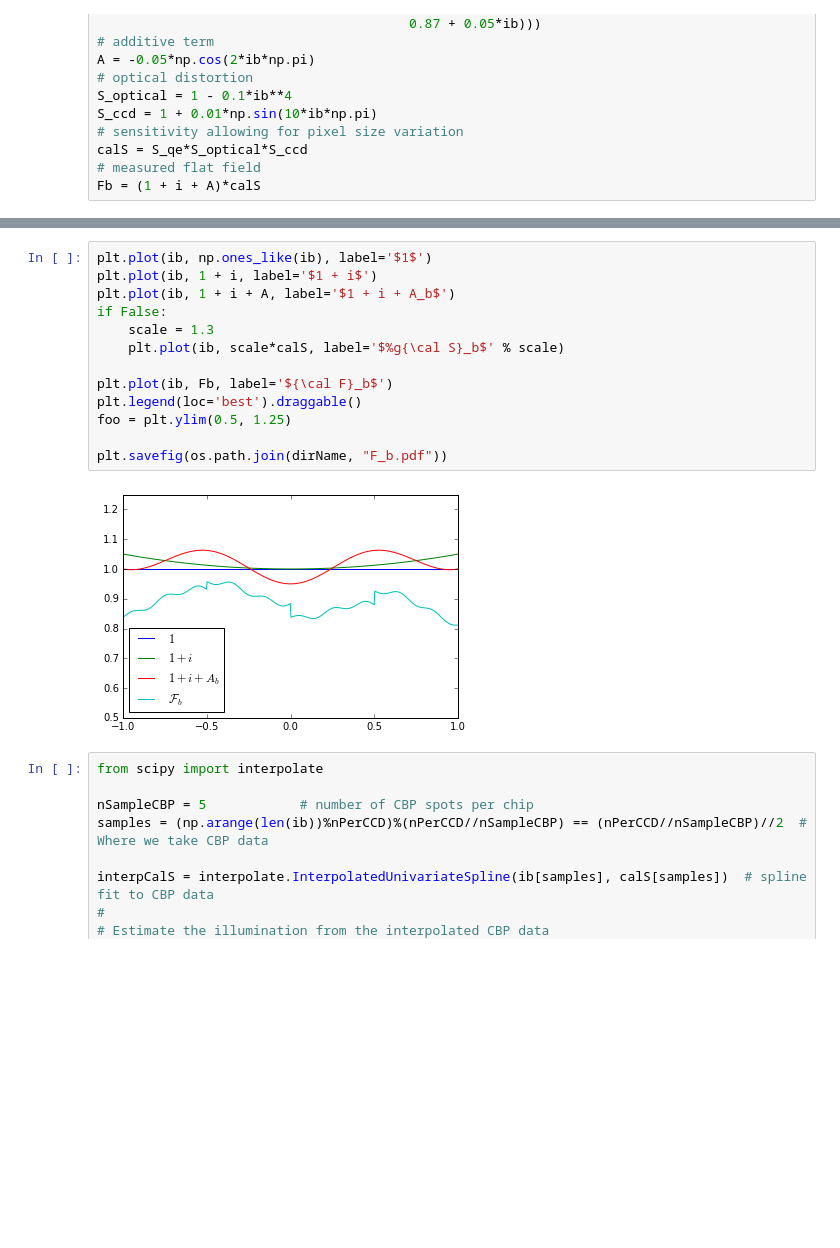
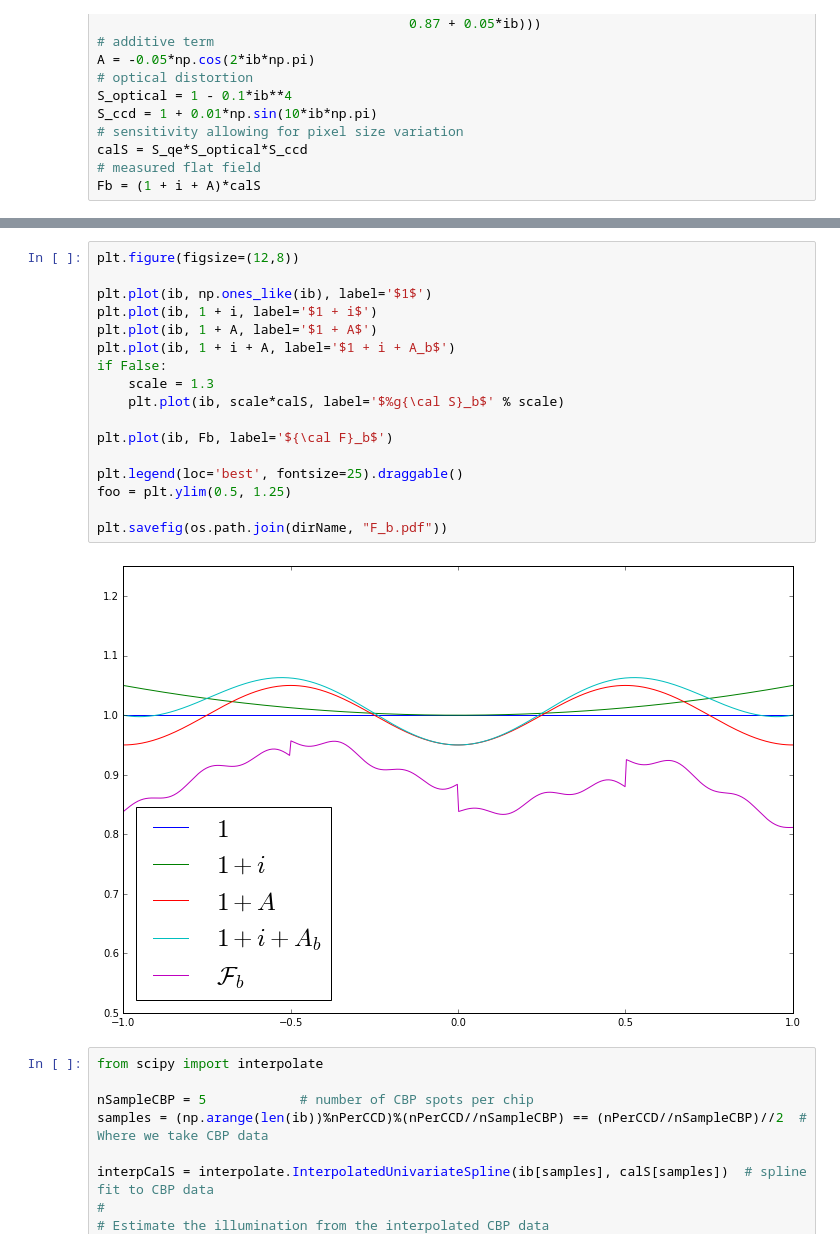
Before and after one commit to lsst-dm/calibration-scripts, a Jupyter notebook: cbp_spots_merlin.ipynb, the cells around one changed output, grey strips where cells are left out. Saved outputs shown, nothing was run; the diff lists cells and outputs as text; blank space fills up the shorter version.

Commit message:
Increased another fig size, and added an extra series on the second plot to show 1+A alone

```diff
--- a/cbp_spots_merlin.ipynb
+++ b/cbp_spots_merlin.ipynb
@@ -46,20 +46,24 @@ plt.savefig(os.path.join(dirName, "S.pdf"))
 # %% [output]
 [figure]
 # %%
+plt.figure(figsize=(12,8))
+
 plt.plot(ib, np.ones_like(ib), label='$1$')
 plt.plot(ib, 1 + i, label='$1 + i$')
+plt.plot(ib, 1 + A, label='$1 + A$')
 plt.plot(ib, 1 + i + A, label='$1 + i + A_b$')
 if False:
     scale = 1.3
     plt.plot(ib, scale*calS, label='$%g{\cal S}_b$' % scale)
 
 plt.plot(ib, Fb, label='${\cal F}_b$')
-plt.legend(loc='best').draggable()
+
+plt.legend(loc='best', fontsize=25).draggable()
 foo = plt.ylim(0.5, 1.25)
 
 plt.savefig(os.path.join(dirName, "F_b.pdf"))
 # %% [output]
-[figure, old version]
+[figure, new version]
 # %%
 from scipy import interpolate
 
```
Also changed, not shown: parts of 1 cell of this notebook.
